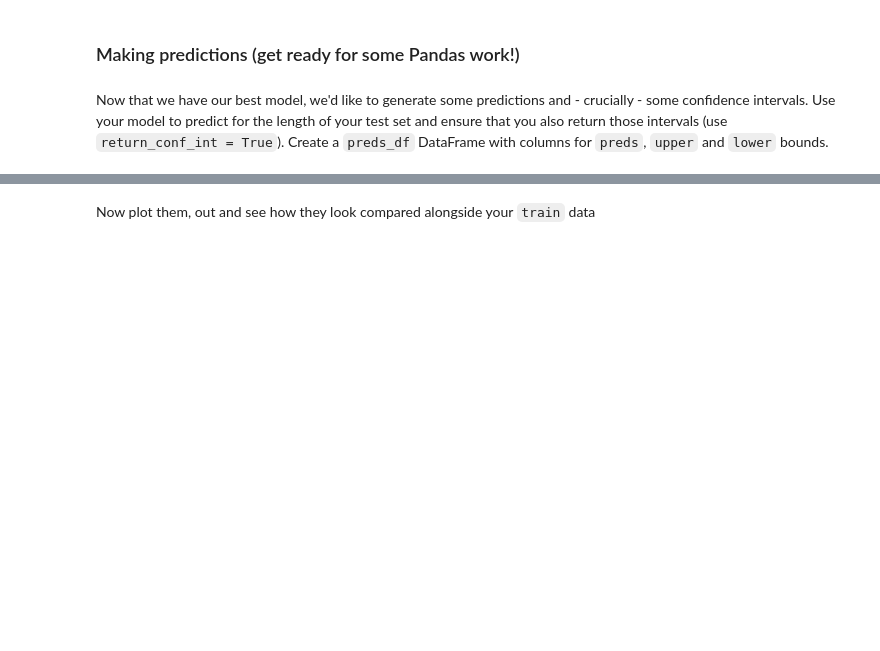
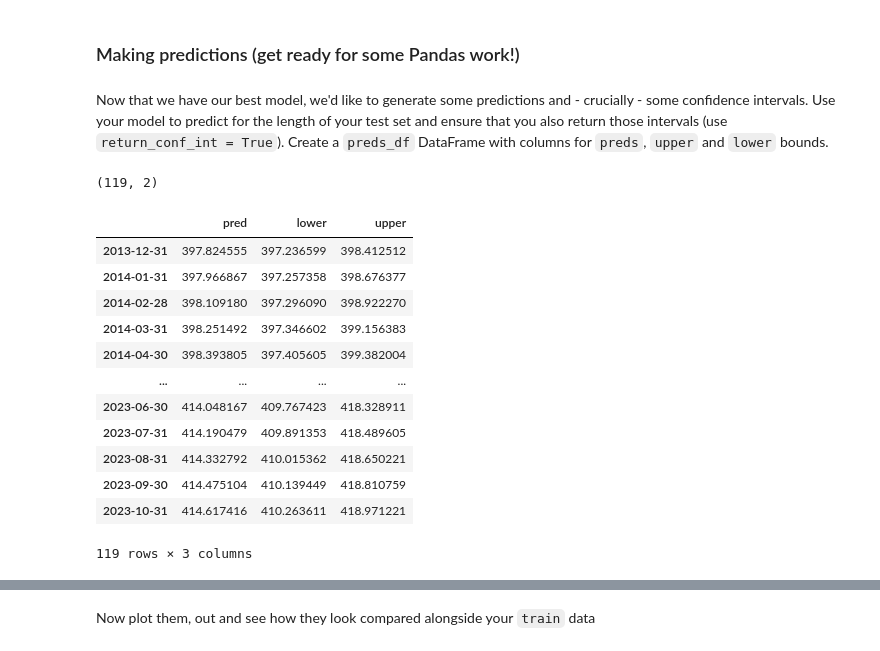
Before and after one commit to ParissaPeimaniyfard/data-arima-101, a Jupyter notebook: arima_seasonal_intro.ipynb, the cells around one changed output, grey strips where cells are left out. Saved outputs shown, nothing was run; the diff lists cells and outputs as text; code cells hidden in the pictures; blank space fills up the shorter version.

Commit message:
Completed preds step

```diff
--- a/arima_seasonal_intro.ipynb
+++ b/arima_seasonal_intro.ipynb
@@ -605,5 +605,5 @@ from pmdarima.arima import auto_arima
 # %%
-model = auto_arima(
+auto_model = auto_arima(
     train['seasonal_stripped'],            # let model determine 'd'
     test='adf',       # using adf test to find optimal 'd'
     trace=True, error_action='ignore',  suppress_warnings=True
@@ -642,11 +665,32 @@ Often times, it can be hard to predict which model with fit best on our data so
 # %% [markdown]
 Now that we have our best model, we'd like to generate some predictions and - crucially - some confidence intervals. Use your model to predict for the length of your test set and ensure that you also return those intervals (use `return_conf_int = True`). Create a `preds_df` DataFrame with columns for `preds`, `upper` and `lower` bounds.
 # %%
-# YOUR CODE HERE
+test.shape
+# %% [output]
+(119, 2)
 # %%
-# YOUR CODE HERE
+pred, conf= auto_model.predict(test.shape[0], return_conf_int=True)
 # %%
-# YOUR CODE HERE
+preds_df= pd.DataFrame(pred, columns=['pred'])
+# %%
+preds_df['lower']= conf[:,0]
+preds_df['upper']= conf[:,1]
+# %%
+preds_df
+# %% [output]
+|  | pred | lower | upper |
+| 2013-12-31 | 397.824555 | 397.236599 | 398.412512 |
+| 2014-01-31 | 397.966867 | 397.257358 | 398.676377 |
+| 2014-02-28 | 398.109180 | 397.296090 | 398.922270 |
+| 2014-03-31 | 398.251492 | 397.346602 | 399.156383 |
+| 2014-04-30 | 398.393805 | 397.405605 | 399.382004 |
+| ... | ... | ... | ... |
+| 2023-06-30 | 414.048167 | 409.767423 | 418.328911 |
+| 2023-07-31 | 414.190479 | 409.891353 | 418.489605 |
+| 2023-08-31 | 414.332792 | 410.015362 | 418.650221 |
+| 2023-09-30 | 414.475104 | 410.139449 | 418.810759 |
+| 2023-10-31 | 414.617416 | 410.263611 | 418.971221 |
+119 rows × 3 columns
 # %%
 from nbresult import ChallengeResult
 
```
Also changed, not shown: parts of 42 cells of this notebook, 1 other file.
